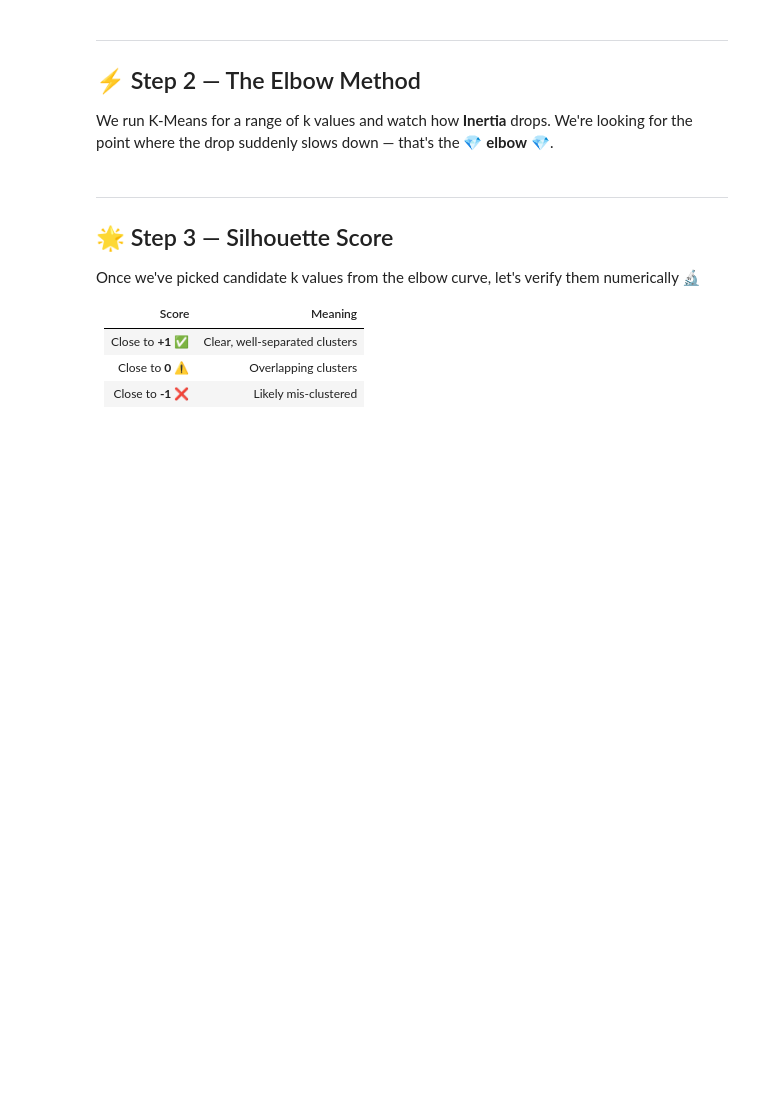
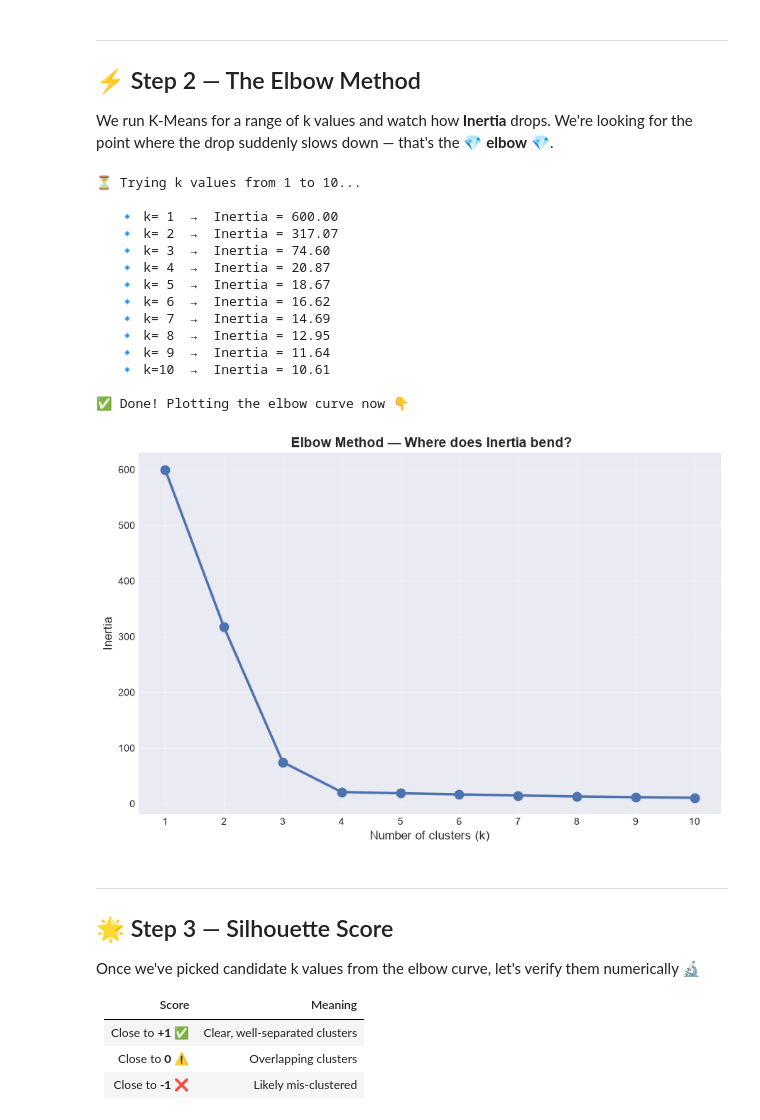
Before and after one commit to zyanshwarb-hue/binx-ai-ml-internship-, a Jupyter notebook: week5/day1/kmeans_clustering.ipynb, the cells around one changed output. Cells and saved outputs as stored; diff of their text form; code cells hidden in the pictures; blank space fills up the shorter version.

```diff
--- a/week5/day1/kmeans_clustering.ipynb
+++ b/week5/day1/kmeans_clustering.ipynb
@@ -84,26 +121,42 @@ We're looking for the point where the drop suddenly slows down — that's the
 # %%
 inertias = []
 k_range = range(1, 11)
 
 print('⏳ Trying k values from 1 to 10...\n')
 for k in k_range:
     km = KMeans(n_clusters=k, random_state=42, n_init=10)
     km.fit(X_scaled)
     inertias.append(km.inertia_)
     print(f'   🔹 k={k:2d}  →  Inertia = {km.inertia_:.2f}')
 
 print('\n✅ Done! Plotting the elbow curve now 👇')
 
 plt.figure(figsize=(9, 6))
 plt.plot(list(k_range), inertias, marker='o', linewidth=2.5,
          markersize=9, color='#4C72B0')
 plt.xlabel('Number of clusters (k)', fontsize=12)
 plt.ylabel('Inertia', fontsize=12)
-plt.title('⚡ Elbow Method — Where does Inertia bend?')
+plt.title(' Elbow Method — Where does Inertia bend?')
 plt.xticks(list(k_range))
 plt.grid(True, alpha=0.3)
 plt.tight_layout()
 plt.show()
+# %% [output]
+⏳ Trying k values from 1 to 10...
+
+   🔹 k= 1  →  Inertia = 600.00
+   🔹 k= 2  →  Inertia = 317.07
+   🔹 k= 3  →  Inertia = 74.60
+   🔹 k= 4  →  Inertia = 20.87
+   🔹 k= 5  →  Inertia = 18.67
+   🔹 k= 6  →  Inertia = 16.62
+   🔹 k= 7  →  Inertia = 14.69
+   🔹 k= 8  →  Inertia = 12.95
+   🔹 k= 9  →  Inertia = 11.64
+   🔹 k=10  →  Inertia = 10.61
+
+✅ Done! Plotting the elbow curve now 👇
+[figure, added]
 # %% [markdown]
 ---
 ## 🌟 Step 3 — Silhouette Score
```
Also changed, not shown: parts of 10 cells of this notebook.
